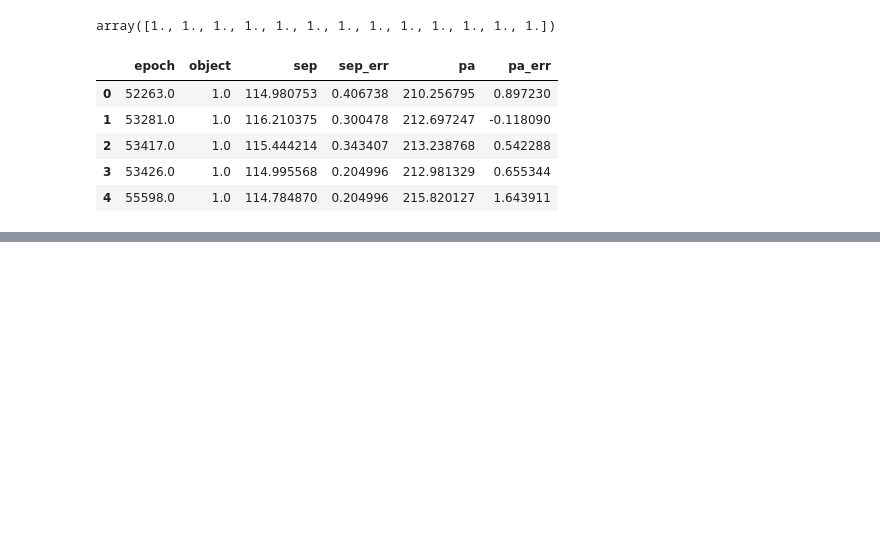
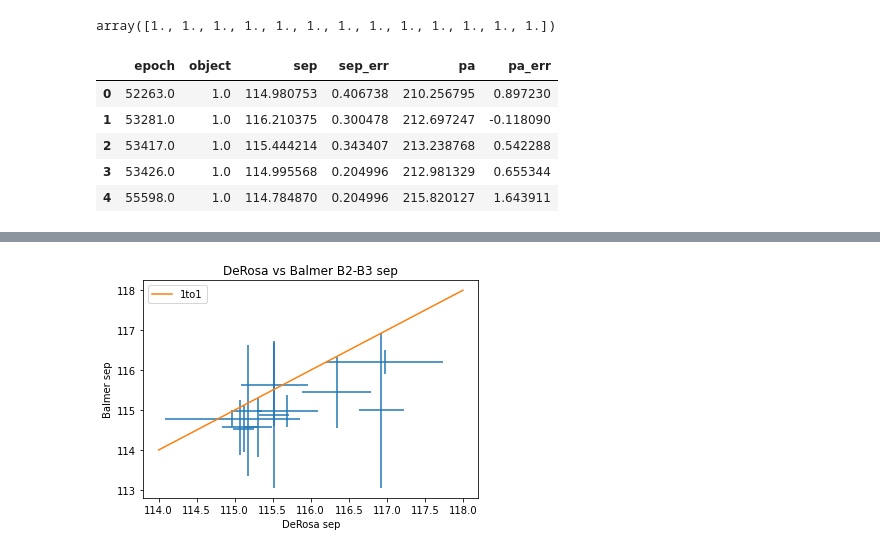
Before and after one commit to wbalmer/diskShapers, a Jupyter notebook: astroCalib/NIRC2_Trapezium.ipynb, the cells around one changed output, grey strips where cells are left out. Drawn from its saved outputs; the diff is of its cells as text; code cells hidden in the pictures; blank space fills up the shorter version.

```diff
--- a/astroCalib/NIRC2_Trapezium.ipynb
+++ b/astroCalib/NIRC2_Trapezium.ipynb
@@ -198,0 +218,10 @@ plt.xlim(-500, 6700)
+# %%
+plt.errorbar(x=results['True Sep B2-B3'], y=results['Sep B2-B3'], xerr=results['True Sep Error'], yerr=results['Conserv sep Error'], ls='none')
+plt.plot([114,118],[114,118], label='1to1')
+plt.title('DeRosa vs Balmer B2-B3 sep')
+plt.legend()
+plt.xlabel('DeRosa sep')
+plt.ylabel('Balmer sep')
+plt.savefig('sep_compare.png', dpq=200)
+# %% [output]
+[figure, added]
```
Also changed, not shown: parts of 6 cells of this notebook, 6 other files.
